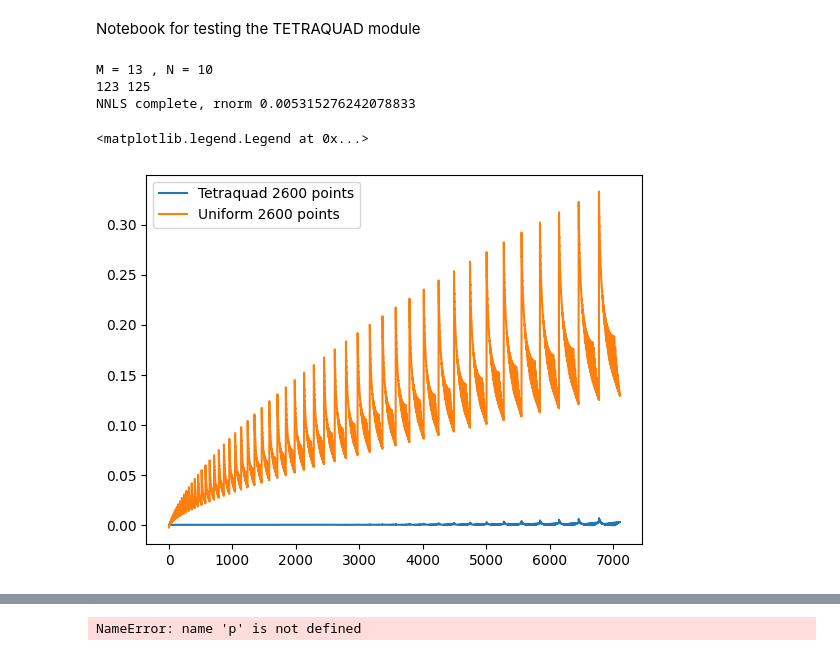
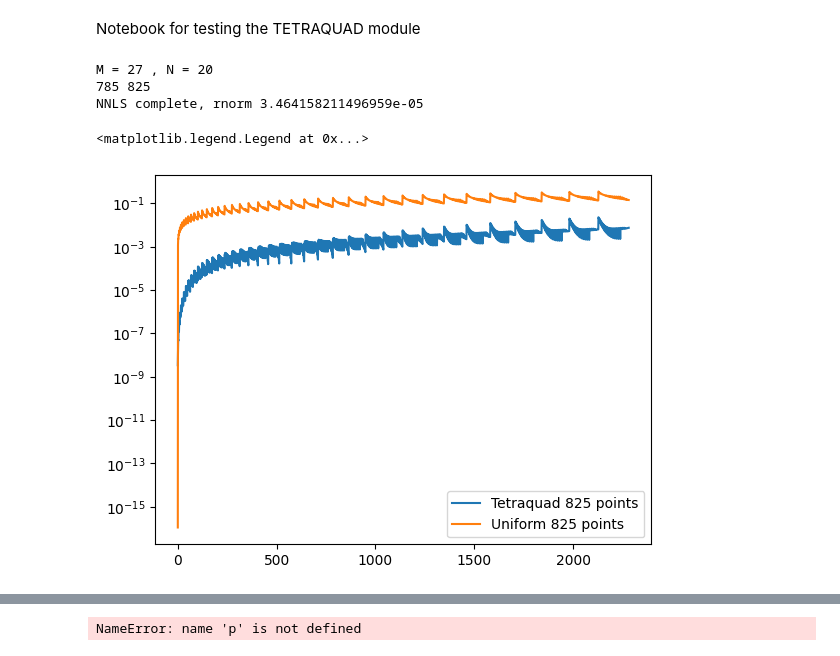
Before and after one commit to Wuhyun/Tetraquad, a Jupyter notebook: tetraquad_test.ipynb, the cells around one changed output, grey strips where cells are left out. Cells and saved outputs as stored; diff of their text form; code cells hidden in the pictures.

```diff
--- a/tetraquad_test.ipynb
+++ b/tetraquad_test.ipynb
@@ -6,18 +6,18 @@ import numpy as np
 import matplotlib.pyplot as plt
 
 alpha = 0.001
-N = 10
+N = 20
 #grid, weights = tetraquad.old2_unit_quadrature(alpha, N)
-grid, weights = tetraquad.unit_quadrature_nnls(alpha, N)
+grid, weights = tetraquad.unit_quadrature_nnls(alpha, N, include_endpoints=False)
 weights = weights.flatten()
 
 
 #np.save("grid_N10.npy", grid)
 #np.save("weights_N10.npy", weights)
 # %% [output]
-M = 13 , N = 10
-123 125
-NNLS complete, rnorm 0.005315276242078833
+M = 27 , N = 20
+785 825
+NNLS complete, rnorm 3.464158211496959e-05
 # %%
 grid2, weights2 = tetraquad.uniform_tetrapyd_weights(alpha, N, MC_N_SAMPLES=1000000)
 # %%
@@ -26,22 +26,25 @@ grid2, weights2 = tetraquad.uniform_tetrapyd_weights(alpha, N, MC_N_SAMPLES=1000
 # %%
 # Test to check numerical integration accuracy
 
 k1, k2, k3 = grid
 ps, qs, rs = tetraquad.poly_triplets_total_degree(2*N)
 #ps, qs, rs = tetraquad.poly_triplets_total_degree_ns(N)
 #ps = ps + 0.966-1
 #qs = qs + 0.966-1
 #rs = rs + 0.966-1
 
-analytic = tetraquad.analytic_poly_integrals(ps, qs, rs, alpha)
+analytic = tetraquad.analytic_poly_integrals_alpha(ps, qs, rs, alpha)
 numerical = np.array([np.dot(weights, tetraquad.poly_evaluations(p, q, r, k1, k2, k3)) for p, q, r in zip(ps, qs, rs)])
 numerical2 = np.array([np.dot(weights2, tetraquad.poly_evaluations(p, q, r, grid2[0,:], grid2[1,:], grid2[2,:])) for p, q, r in zip(ps, qs, rs)])
 
 error = (numerical - analytic) / analytic
 error2 = (numerical2 - analytic) / analytic
-plt.plot(error, label="Tetraquad {} points".format(grid.shape[1]))
-plt.plot(error2, label="Uniform {} points".format(grid2.shape[1]))
+#plt.plot(error, label="Tetraquad {} points".format(grid.shape[1]))
+#plt.plot(error2, label="Uniform {} points".format(grid2.shape[1]))
+plt.plot(np.abs(error), label="Tetraquad {} points".format(grid.shape[1]))
+plt.plot(np.abs(error2), label="Uniform {} points".format(grid2.shape[1]))
+plt.yscale('log')
 plt.legend()
 # %% [output]
 <matplotlib.legend.Legend at 0x...>
-[figure, old version]
+[figure, new version]
```
Also changed, not shown: parts of 5 cells of this notebook, 1 other file.
